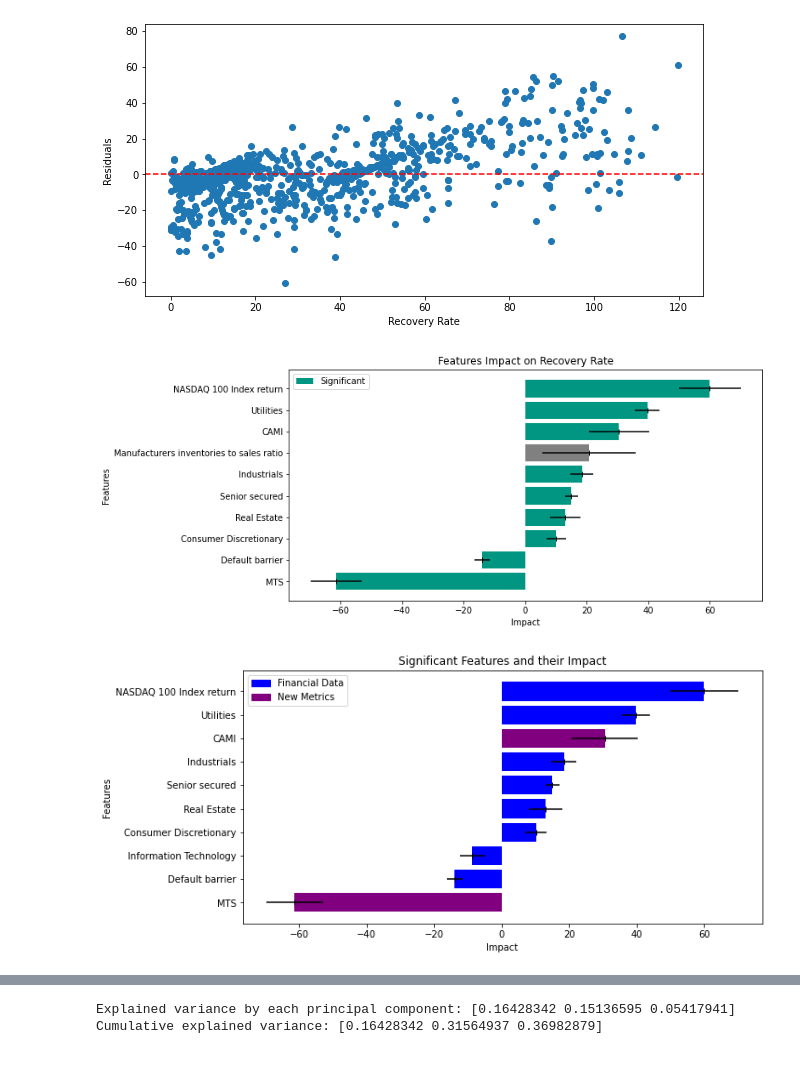
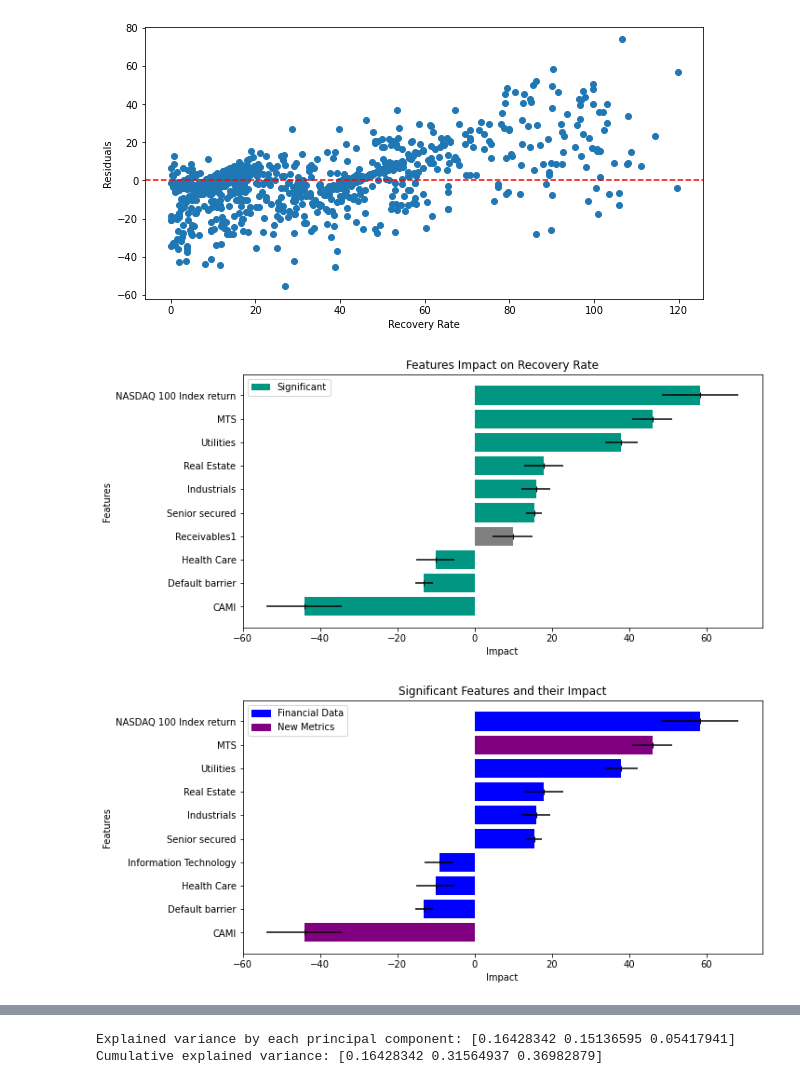
Before and after one commit to constantin1101/LLM_CreditorRRPrediction, a Jupyter notebook: composite_metrics.ipynb, the cells around one changed output, grey strips where cells are left out. Cells and saved outputs as stored; diff of their text form; code cells hidden in the pictures.

```diff
--- a/composite_metrics.ipynb
+++ b/composite_metrics.ipynb
@@ -261,5 +292,5 @@ def compute_scores(df, model, pca=False):
 
     return df
 # %%
-model = sm.load('models/aggregated_all_features_model.pkl')
-df = pd.read_csv('transcripts/LLM_outputs_final.csv')
+baseline_model = sm.load('models/aggregated_all_features_model.pkl')
+llm_outputs = pd.read_csv('transcripts/LLM_outputs_final.csv')
@@ -279,4 +374,17 @@ final_df = df[['RR']
 # %%
+'''PCA'''
+
+transformation = 'pca'
+df = llm_outputs.copy()
+composite_df = compute_scores(df, baseline_model, transformation)
+
+# Select the supporting features, nlp_lables, and RR from final_df
+final_df = composite_df[['RR']
+                    + supporting_features_1
+                    + supporting_features_2
+                    + ['MTS', 'CAMI', 'AUS']
+                    ]
+
 # reset index
 final_df = final_df.reset_index(drop=True)
 # drop duplicates
@@ -342,3 +450,3 @@ R-squared: 0.6931050603344722
-[figure, old version]
+[figure, new version]
-[figure, old version]
+[figure, new version]
-[figure, old version]
+[figure, new version]
```
Also changed, not shown: parts of 6 cells of this notebook.
